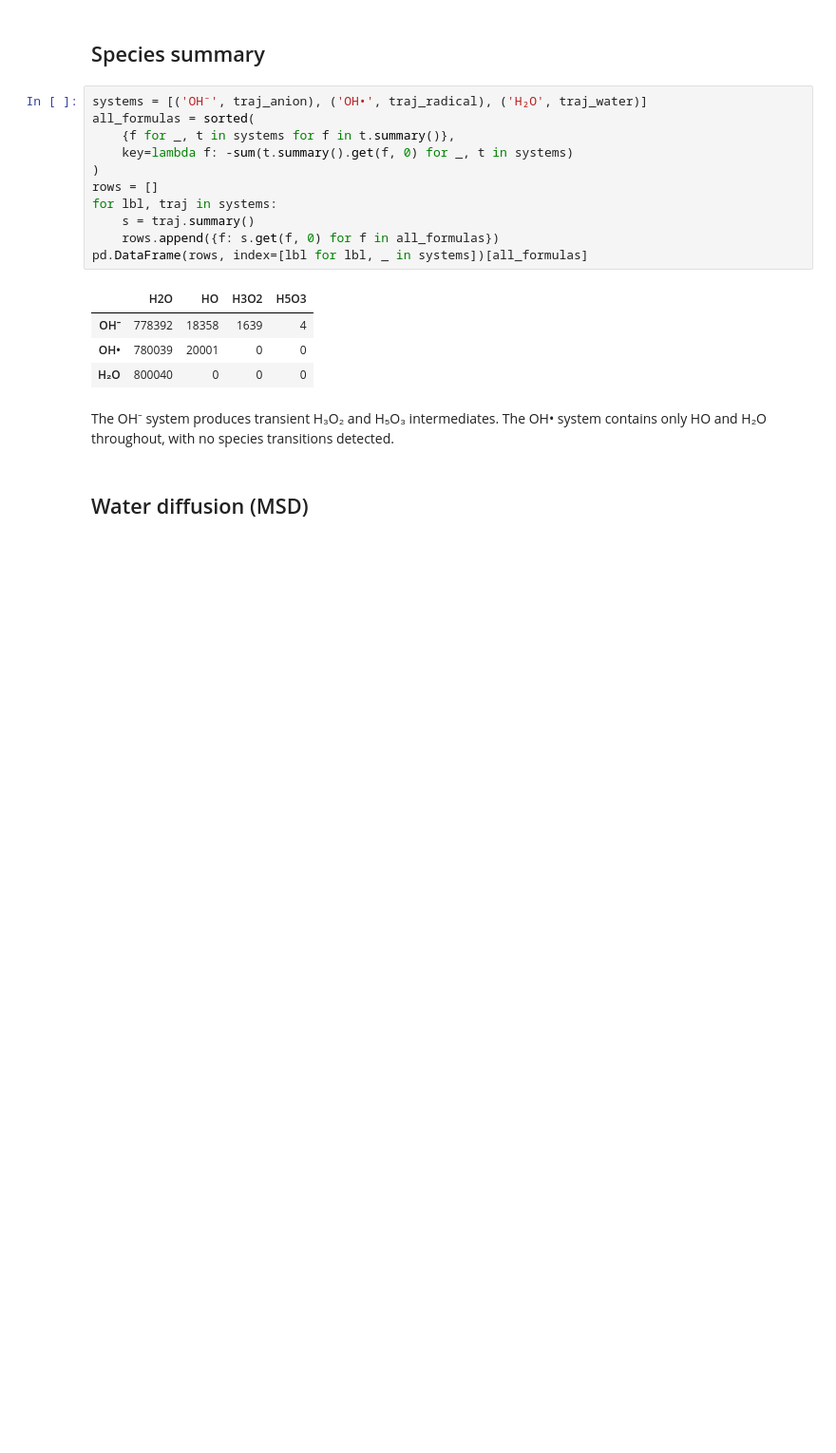
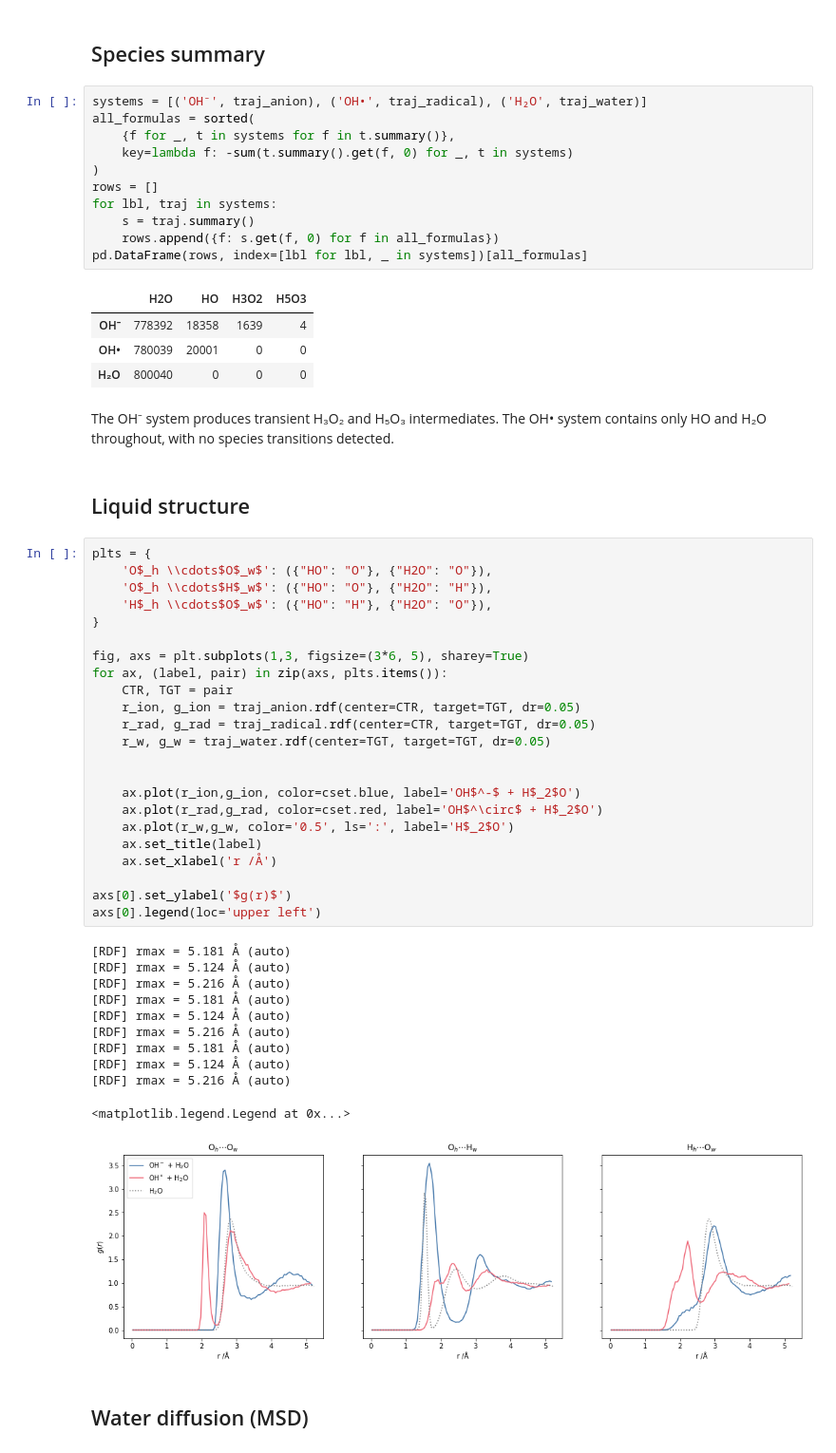
Before and after one commit to viktorsvahn/water, a Jupyter notebook: oh_comparison.ipynb, the cells around one changed output. Shown at 95% size. Cells and saved outputs as stored; diff of their text form; blank space fills up the shorter version.

```diff
--- a/oh_comparison.ipynb
+++ b/oh_comparison.ipynb
@@ -69,6 +70,43 @@ pd.DataFrame(rows, index=[lbl for lbl, _ in systems])[all_formulas]
 | H₂O | 800040 | 0 | 0 | 0 |
 # %% [markdown]
 The OH⁻ system produces transient H₃O₂ and H₅O₃ intermediates. The OH• system contains only HO and H₂O throughout, with no species transitions detected.
+# %% [markdown]
+## Liquid structure
+# %%
+plts = {
+    'O$_h \\cdots$O$_w$': ({"HO": "O"}, {"H2O": "O"}),
+    'O$_h \\cdots$H$_w$': ({"HO": "O"}, {"H2O": "H"}),
+    'H$_h \\cdots$O$_w$': ({"HO": "H"}, {"H2O": "O"}),
+}
+
+fig, axs = plt.subplots(1,3, figsize=(3*6, 5), sharey=True)
+for ax, (label, pair) in zip(axs, plts.items()):
+    CTR, TGT = pair
+    r_ion, g_ion = traj_anion.rdf(center=CTR, target=TGT, dr=0.05)
+    r_rad, g_rad = traj_radical.rdf(center=CTR, target=TGT, dr=0.05)
+    r_w, g_w = traj_water.rdf(center=TGT, target=TGT, dr=0.05)
+
+
+    ax.plot(r_ion,g_ion, color=cset.blue, label='OH$^-$ + H$_2$O')
+    ax.plot(r_rad,g_rad, color=cset.red, label='OH$^\circ$ + H$_2$O')
+    ax.plot(r_w,g_w, color='0.5', ls=':', label='H$_2$O')
+    ax.set_title(label)
+    ax.set_xlabel('r /Å')
+
+axs[0].set_ylabel('$g(r)$')
+axs[0].legend(loc='upper left')
+# %% [output]
+[RDF] rmax = 5.181 Å (auto)
+[RDF] rmax = 5.124 Å (auto)
+[RDF] rmax = 5.216 Å (auto)
+[RDF] rmax = 5.181 Å (auto)
+[RDF] rmax = 5.124 Å (auto)
+[RDF] rmax = 5.216 Å (auto)
+[RDF] rmax = 5.181 Å (auto)
+[RDF] rmax = 5.124 Å (auto)
+[RDF] rmax = 5.216 Å (auto)
+<matplotlib.legend.Legend at 0x...>
+[figure, added]
 # %% [markdown]
 ## Water diffusion (MSD)
 # %%
```
Also changed, not shown: parts of 2 cells of this notebook, 3 other files.
